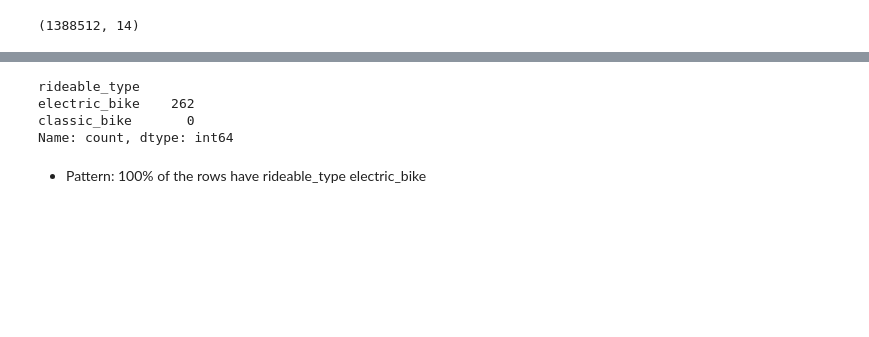
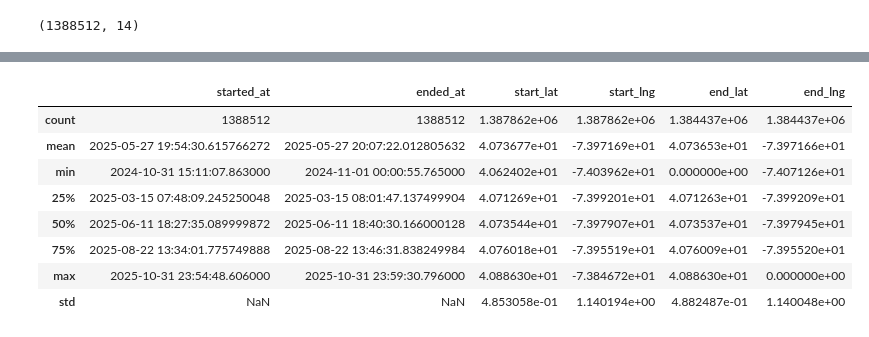
Before and after one commit to Felix-Middeldorf/citibike-nypd-insurance, a Jupyter notebook: notebooks/Citi_Bike.ipynb, the cells around one changed output, grey strips where cells are left out. Saved outputs shown, nothing was run; the diff lists cells and outputs as text; code cells hidden in the pictures; blank space fills up the shorter version.

```diff
--- a/notebooks/Citi_Bike.ipynb
+++ b/notebooks/Citi_Bike.ipynb
@@ -627,9 +198,12 @@ End station names — sorted by % of trips missing coords:
-# %%
-subset.rideable_type.value_counts()
-# %% [output]
-rideable_type
-electric_bike    262
-classic_bike       0
-Name: count, dtype: int64
-# %% [markdown]
-- Pattern: 100% of the rows have rideable_type electric_bike
+# %%
+df_citibike.describe()
+# %% [output]
+|  | started_at | ended_at | start_lat | start_lng | end_lat | end_lng |
+| count | 1388512 | 1388512 | 1.387862e+06 | 1.387862e+06 | 1.384437e+06 | 1.384437e+06 |
+| mean | 2025-05-27 19:54:30.615766272 | 2025-05-27 20:07:22.012805632 | 4.073677e+01 | -7.397169e+01 | 4.073653e+01 | -7.397166e+01 |
+| min | 2024-10-31 15:11:07.863000 | 2024-11-01 00:00:55.765000 | 4.062402e+01 | -7.403962e+01 | 0.000000e+00 | -7.407126e+01 |
+| 25% | 2025-03-15 07:48:09.245250048 | 2025-03-15 08:01:47.137499904 | 4.071269e+01 | -7.399201e+01 | 4.071263e+01 | -7.399209e+01 |
+| 50% | 2025-06-11 18:27:35.089999872 | 2025-06-11 18:40:30.166000128 | 4.073544e+01 | -7.397907e+01 | 4.073537e+01 | -7.397945e+01 |
+| 75% | 2025-08-22 13:34:01.775749888 | 2025-08-22 13:46:31.838249984 | 4.076018e+01 | -7.395519e+01 | 4.076009e+01 | -7.395520e+01 |
+| max | 2025-10-31 23:54:48.606000 | 2025-10-31 23:59:30.796000 | 4.088630e+01 | -7.384672e+01 | 4.088630e+01 | 0.000000e+00 |
+| std | NaN | NaN | 4.853058e-01 | 1.140194e+00 | 4.882487e-01 | 1.140048e+00 |
```
Also changed, not shown: parts of 133 cells of this notebook.
